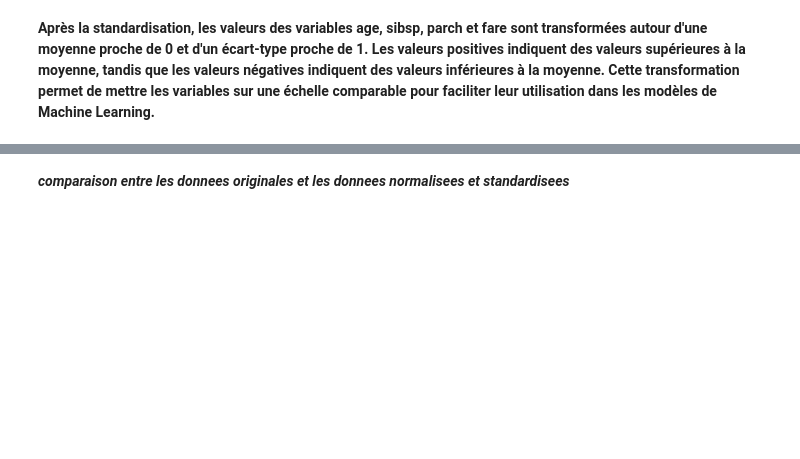
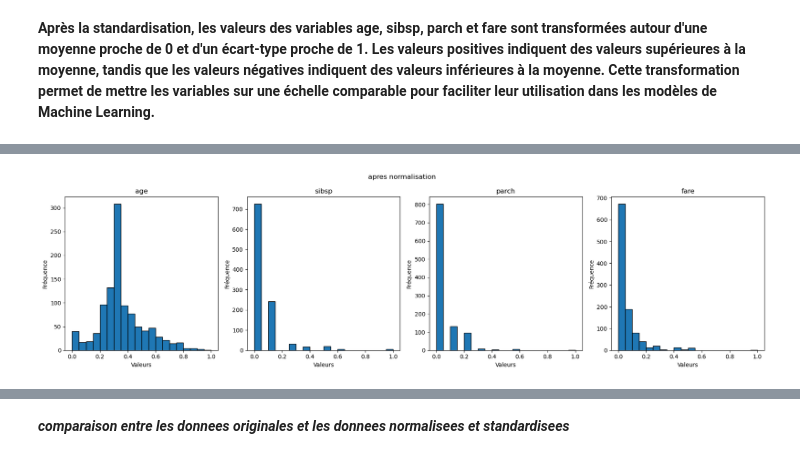
Before and after one commit to hassanrahhal2000/TPs-Machine-Learning, a Jupyter notebook: TP1/TP1_IAA.ipynb, the cells around one changed output, grey strips where cells are left out. Saved outputs shown, nothing was run; the diff lists cells and outputs as text; code cells hidden in the pictures; blank space fills up the shorter version.

```diff
--- a/TP1/TP1_IAA.ipynb
+++ b/TP1/TP1_IAA.ipynb
@@ -285,0 +296,14 @@ df_st [num_cols].head()
+# %%
+fig, axes = plt.subplots(1, 4, figsize=(18, 5))
+
+for i, col in enumerate(num_cols):
+    axes[i].hist(X_train[col].dropna(), bins=20, edgecolor='black')
+    axes[i].set_title(col)
+    axes[i].set_xlabel('Valeurs')
+    axes[i].set_ylabel('Fréquence')
+
+plt.suptitle('apres normalisation ')
+plt.tight_layout()
+plt.show()
+# %% [output]
+[figure, added]
```
Also changed, not shown: parts of 37 cells of this notebook, 1 other file.
